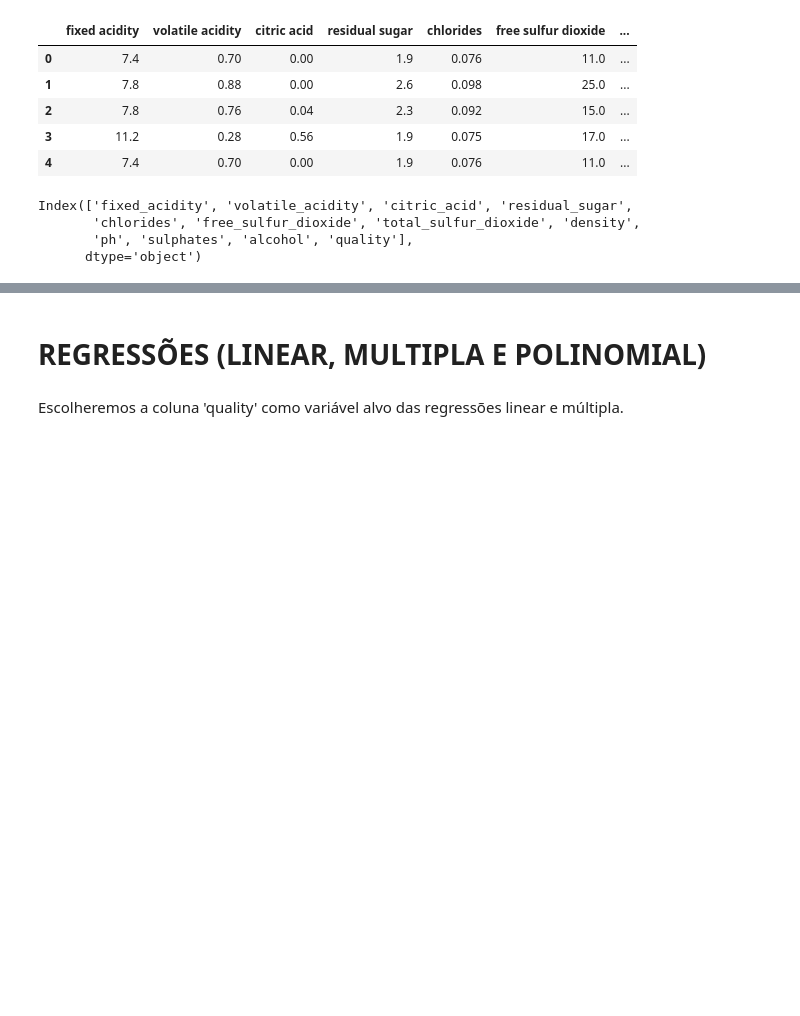
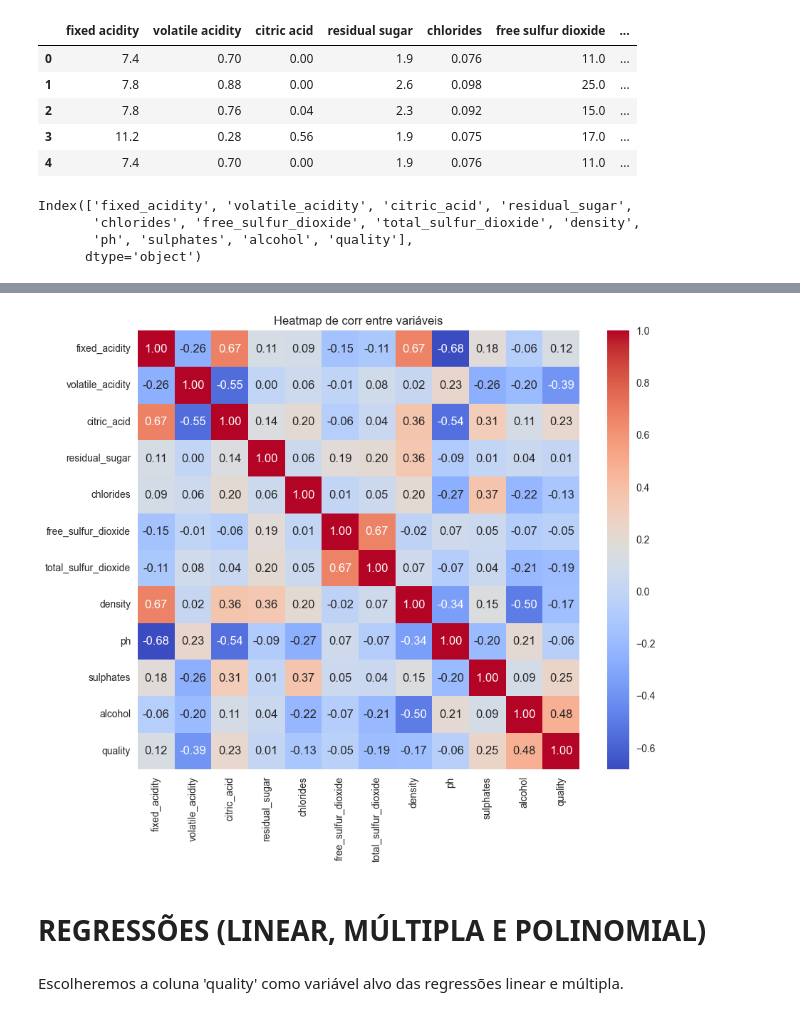
Before and after one commit to Gaalbu/wine-quality-analysis, a Jupyter notebook: main.ipynb, the cells around one changed output, grey strips where cells are left out. Drawn from its saved outputs; the diff is of its cells as text; code cells hidden in the pictures; blank space fills up the shorter version.

```diff
--- a/main.ipynb
+++ b/main.ipynb
@@ -40,5 +102,13 @@ Index(['fixed_acidity', 'volatile_acidity', 'citric_acid', 'residual_sugar',
+# %%
+#Entendendo a correlação do df.
+plt.figure(figsize=(10, 8))
+sns.heatmap(df.corr(), annot=True, fmt=".2f", cmap='coolwarm')
+plt.title('Heatmap de corr entre variáveis')
+plt.show()
+# %% [output]
+[figure, added]
 # %% [markdown]
-# REGRESSÕES (LINEAR, MULTIPLA E POLINOMIAL)
+# REGRESSÕES (LINEAR, MÚLTIPLA E POLINOMIAL)
 # %% [markdown]
 Escolheremos a coluna 'quality' como variável alvo das regressões linear e múltipla.
 # %%
```
Also changed, not shown: parts of 14 cells of this notebook, 1 other file.
